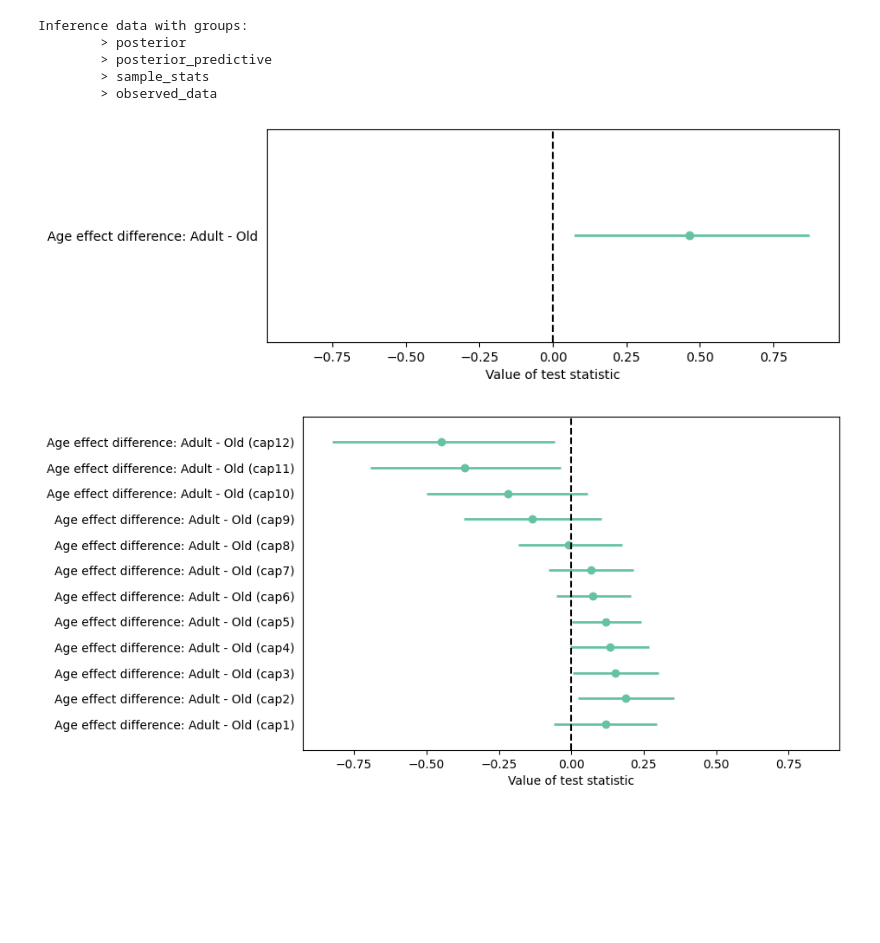
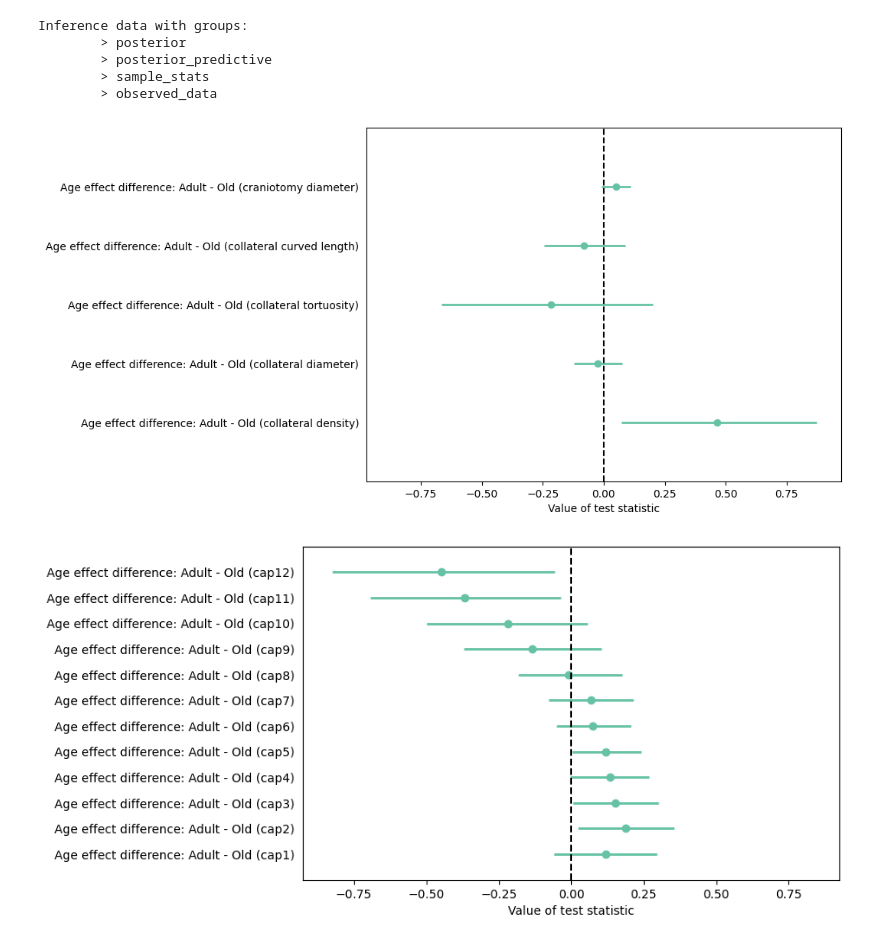
Before and after one commit to teddygroves/sphincter, a Jupyter notebook: sphincter/Main text figures.ipynb, the cells around one changed output. Cells and saved outputs as stored; diff of their text form; code cells hidden in the pictures; blank space fills up the shorter version.

```diff
--- a/sphincter/Main text figures.ipynb
+++ b/sphincter/Main text figures.ipynb
@@ -252,6 +252,10 @@ idata_f6_tortuosity = az.InferenceData.from_zarr("../inferences/tortuosity/idata
 idata_f6_sphincter = az.from_netcdf("../inferences/branchpoints/is_sphincter.nc")
 idata_f6_bulb = az.from_netcdf("../inferences/branchpoints/is_bulb.nc")
 idata_f6_collatterals = az.from_netcdf("../inferences/collaterals/ctls_per_area.nc")
+idata_f6_diameter = az.from_netcdf("../inferences/collaterals/ln_diameter_mean.nc")
+idata_f6_collatteral_tortuosity = az.from_netcdf("../inferences/collaterals/ln_m1_tortuosity.nc")
+idata_f6_curved_length = az.from_netcdf("../inferences/collaterals/ln_curved_length.nc")
+idata_f6_craniotomy_diameter = az.from_netcdf("../inferences/collaterals/ln_craniotomy_diameter.nc")
 # %%
 idata_f6_collatterals
 # %% [output]
@@ -263,16 +267,30 @@ Inference data with groups:
 # %%
 idata = idata_f6_collatterals
 
 ts = {
-    f"Age effect difference: Adult - Old": -idata.posterior["age"]
+    "Age effect difference: Adult - Old (collateral density)": (
+        -idata_f6_collatterals.posterior["age"]
+    ),
+    "Age effect difference: Adult - Old (collateral diameter)": (
+        -idata_f6_diameter.posterior["age"]
+    ),
+    "Age effect difference: Adult - Old (collateral tortuosity)": (
+        -idata_f6_collatteral_tortuosity.posterior["age"]
+    ),
+    "Age effect difference: Adult - Old (collateral curved length)": (
+        -idata_f6_curved_length.posterior["age"]
+    ),
+    "Age effect difference: Adult - Old (craniotomy diameter)": (
+        -idata_f6_craniotomy_diameter.posterior["age"]
+    ),
 }
-f, ax = plt.subplots(figsize=[8, 3])
+f, ax = plt.subplots(figsize=[8, 6])
 ax = forestplot(ax, ts)
 
 
-save_figure(f, "main-f6-collateral-density-age")
+save_figure(f, "main-f6-collaterals-age")
 # %% [output]
-[figure, old version]
+[figure, new version]
 # %%
 idata = idata_f6_density
 
```
Also changed, not shown: 48 other files.
